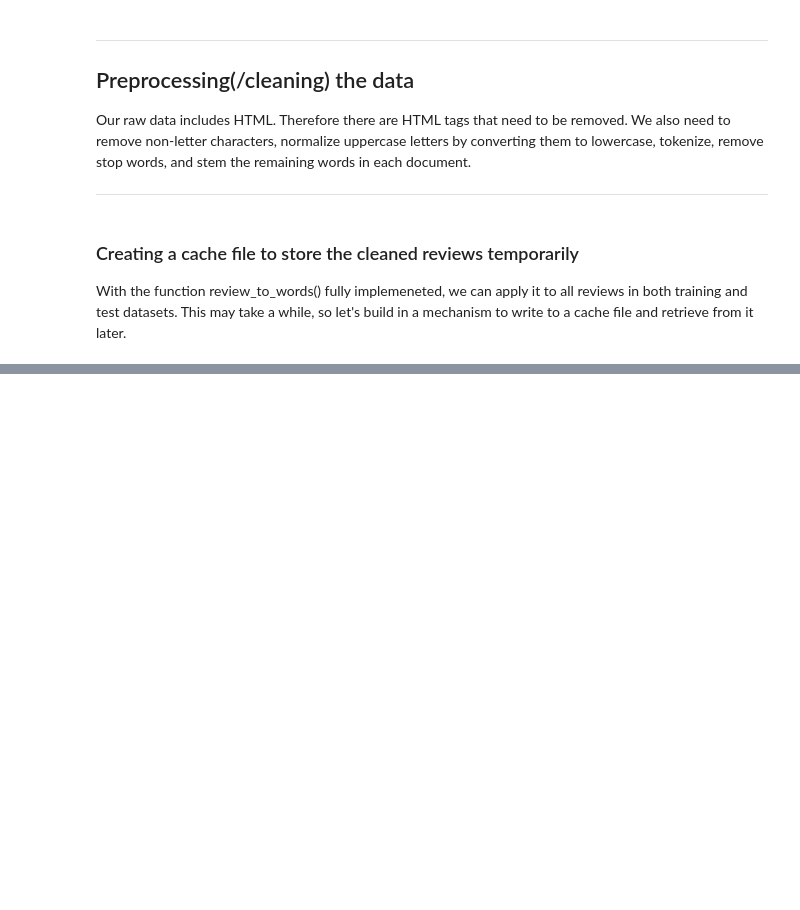
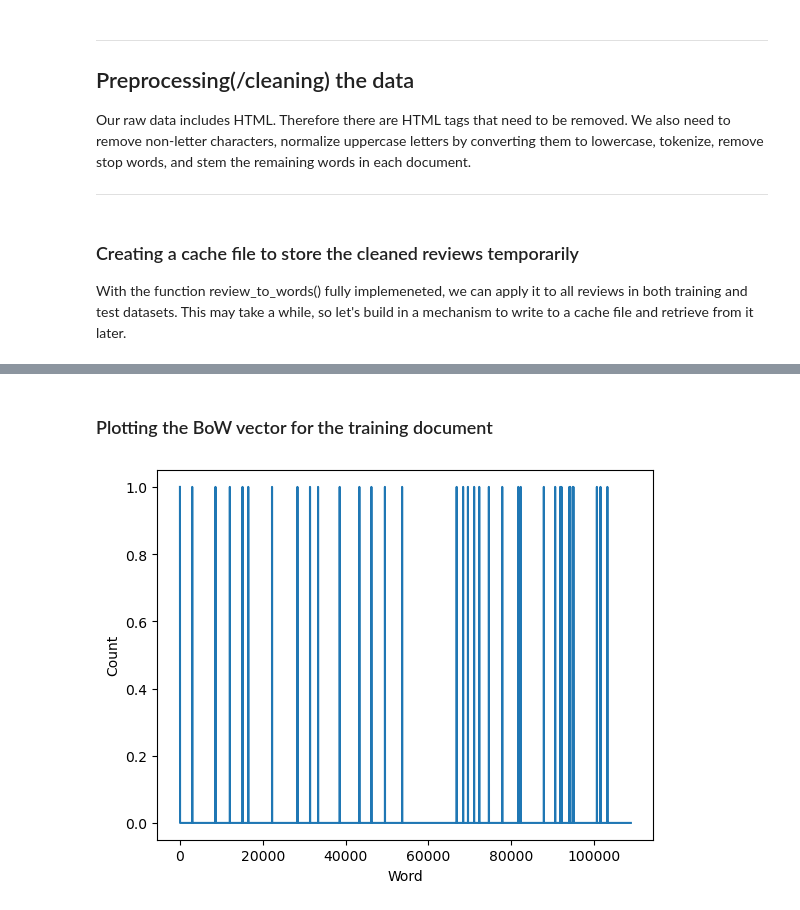
Before and after one commit to mhardik003/Natural-Language-Processing, a Jupyter notebook: Sentiment Analysis/sentiment_analysis.ipynb, the cells around one changed output, grey strips where cells are left out. Cells and saved outputs as stored; diff of their text form; code cells hidden in the pictures; blank space fills up the shorter version.

```diff
--- a/Sentiment Analysis/sentiment_analysis.ipynb
+++ b/Sentiment Analysis/sentiment_analysis.ipynb
@@ -224,8 +233,8 @@ Our raw data includes HTML. Therefore there are HTML tags that need to be remove
 # %%
 from html.entities import html5
 from tracemalloc import stop
-from bs4 import BeautifulSoup # to help in rremoving the HTML tags
-import re # for helping in removing the non-letter characters
+from bs4 import BeautifulSoup  # to help in rremoving the HTML tags
+import re  # for helping in removing the non-letter characters
 import nltk
 from nltk.corpus import stopwords
 from nltk.stem.porter import *
@@ -233,26 +242,30 @@ stemmer = PorterStemmer()
 
 stopwords_list = stopwords.words('english')
 
+
 def review_to_words(review):
     """
     Converting the raw review strings to a sequence of clean words
     """
     # removing the html tags
-    soup=BeautifulSoup(review,'html5')
+    soup = BeautifulSoup(review, 'html5')
     clean = soup.get_text()
 
-    #converting the string to a list
-    clean_list=clean.split()
+    # converting the string to a list
+    clean_list = clean.split()
 
     # to remove the non-letter words
     for i in range(len(clean_list)):
-        clean_list[i] = re.sub('[^a-zA-Z ]','', clean_list[i])
+        clean_list[i] = re.sub('[^a-zA-Z ]', '', clean_list[i])
 
-    #removing the stopwords
+    # removing the stopwords
     clean_list = [i for i in clean_list if i not in stopwords_list]
 
+    # converting to lower case
+    clean_list = [i.lower() for i in clean_list]
+
     # stemming the words in the corpus
-    clean=[stemmer.stem(i) for i in clean_list]
+    clean = [stemmer.stem(i) for i in clean_list]
 
     return clean
 
@@ -338,0 +443,9 @@ pos
+# %% [markdown]
+### Plotting the BoW vector for the training document
+# %%
+plt.plot(features_train[5,:])
+plt.xlabel('Word')
+plt.ylabel('Count')
+plt.show()
+# %% [output]
+[figure, added]
```
Also changed, not shown: parts of 13 cells of this notebook, 2 other files.
